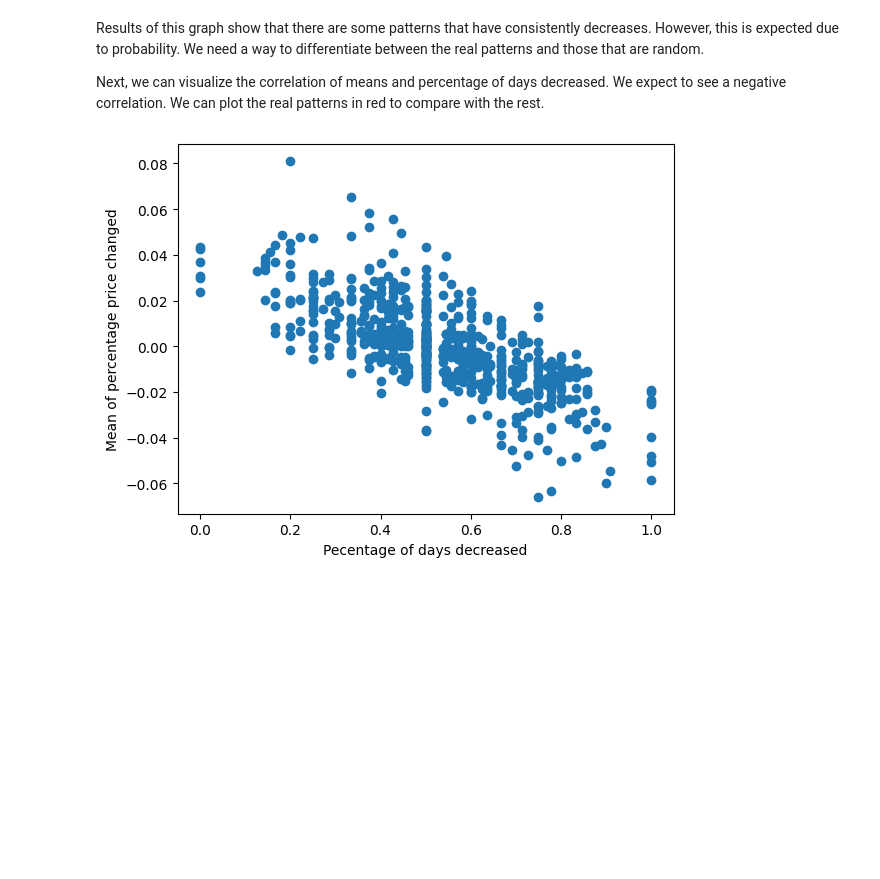
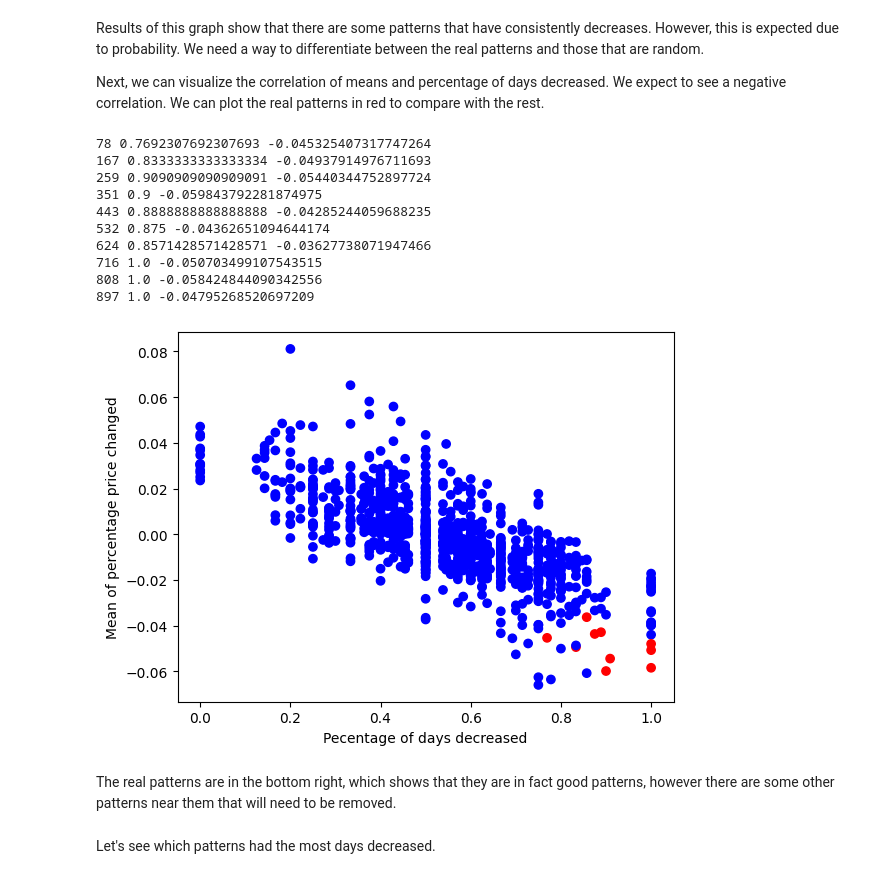
Before and after one commit to GoneSahlin/PutAnalysis, a Jupyter notebook: analysis.ipynb, the cells around one changed output. Cells and saved outputs as stored; diff of their text form; code cells hidden in the pictures; blank space fills up the shorter version.

Commit message:
continued visualizations

```diff
--- a/analysis.ipynb
+++ b/analysis.ipynb
@@ -139,22 +139,40 @@ plt.show()
 Results of this graph show that there are some patterns that have consistently decreases. However, this is expected due to probability. We need a way to differentiate between the real patterns and those that are random.
 
 Next, we can visualize the correlation of means and percentage of days decreased. We expect to see a negative correlation. We can plot the real patterns in red to compare with the rest.
-# %%
-# organize data
-x = (evaluation_df["days_decreased"] / evaluation_df["days_total"]).to_list()
-y = evaluation_df["mean"].to_list()
-
-# plot:
-fig, ax = plt.subplots()
-ax.scatter(x, y)
-ax.set_xlabel("Pecentage of days decreased")
-ax.set_ylabel("Mean of percentage price changed")
-
-# real patterns
-# start_date = date("")
-# for pattern in patterns:
-#   if patterns
-
-plt.show()
-# %% [output]
-[figure, removed]
+# %%
+real_pattern = [date.fromisoformat(x) for x in ["2021-02-16", "2021-05-17", "2021-08-16", "2021-11-15", "2022-02-15", "2022-05-16", "2022-08-15", "2022-11-15", "2023-02-15", "2023-05-15", "2023-08-15", "2023-11-15", "2024-02-15"]]
+real_pattern = [date.fromisoformat(x) for x in ["2021-02-16", "2021-05-17", "2021-08-16", "2021-11-16", "2022-02-16", "2022-05-16", "2022-08-16", "2022-11-16", "2023-02-16", "2023-05-16", "2023-08-16", "2023-11-16", "2024-02-16"]]
+
+# organize data
+x = (evaluation_df["days_decreased"] / evaluation_df["days_total"]).to_list()
+y = evaluation_df["mean"].to_list()
+colors = ["r" if np.all([x in real_pattern for x in pattern]) else "b" for pattern in evaluation_df["pattern"].to_list()]
+
+for i, pattern in enumerate(evaluation_df["pattern"]):
+  if np.all([x in real_pattern for x in pattern]):
+    # print(pattern)
+    print(i, x[i], y[i])
+
+# plot:
+fig, ax = plt.subplots()
+ax.scatter(x, y, c=colors)
+ax.set_xlabel("Pecentage of days decreased")
+ax.set_ylabel("Mean of percentage price changed")
+
+plt.show()
+# %% [output]
+78 0.7692307692307693 -0.045325407317747264
+167 0.8333333333333334 -0.04937914976711693
+259 0.9090909090909091 -0.05440344752897724
+351 0.9 -0.059843792281874975
+443 0.8888888888888888 -0.04285244059688235
+532 0.875 -0.04362651094644174
+624 0.8571428571428571 -0.03627738071947466
+716 1.0 -0.050703499107543515
+808 1.0 -0.058424844090342556
+897 1.0 -0.04795268520697209
+[figure, added]
+# %% [markdown]
+The real patterns are in the bottom right, which shows that they are in fact good patterns, however there are some other patterns near them that will need to be removed.
+# %% [markdown]
+Let's see which patterns had the most days decreased.
```
Also changed, not shown: parts of 4 cells of this notebook, 1 other file.
